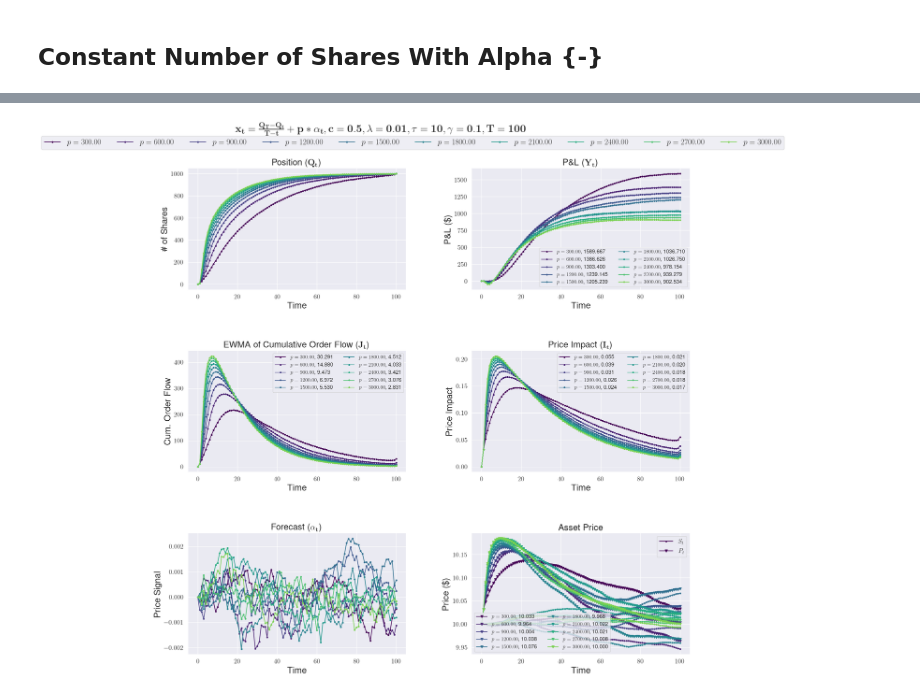
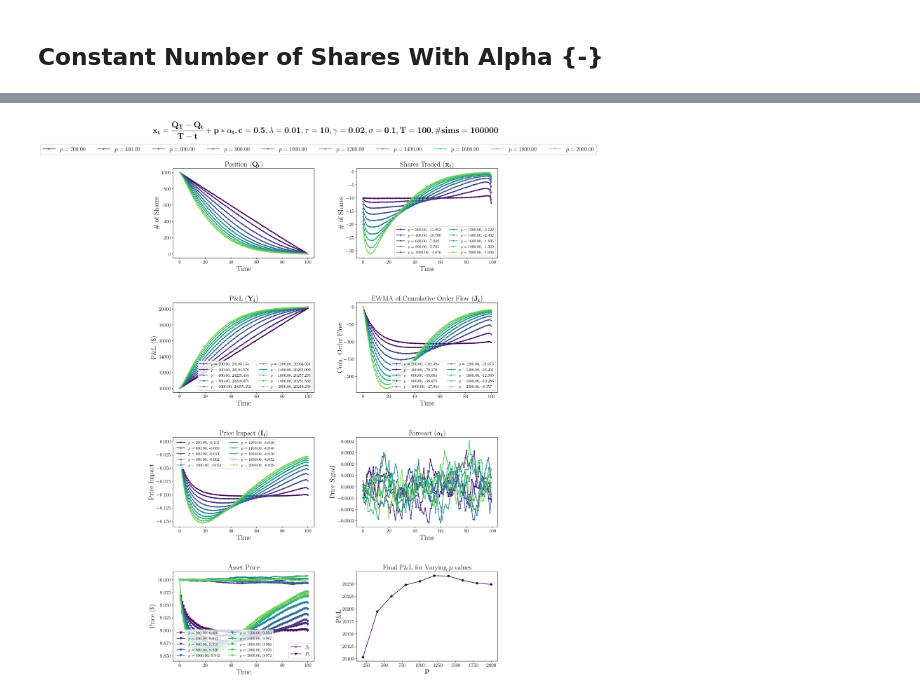
Before and after one commit to edmund735/seniorthesis, a Jupyter notebook: models.ipynb, the cells around one changed output, grey strips where cells are left out. Saved outputs shown, nothing was run; the diff lists cells and outputs as text; code cells hidden in the pictures.

```diff
--- a/models.ipynb
+++ b/models.ipynb
@@ -260,20 +292,27 @@ plt.show(plot_results(r"Constant Number of Shares ($\mathbf{x_t=\frac{Q_T}{T},c=
 # %%
 def const_num_alpha(p, rem_t, rem_q, alpha, **kwargs):
     '''
-    Calculates the number of shares to sell for constant fraction plus alpha
+    Calculates the number of shares to trade for constant fraction plus alpha
     '''
-    # return np.max(rem_q/rem_t + p * alpha, 0)
     return rem_q/rem_t + p * alpha
 
-
-const_num_alpha_df = pd.DataFrame()
-
 d = {}
+params = {
+    'init_q': 1000,
+    'target_q': 0,
+    'c': 0.5,
+    'lamb': 0.01,
+    'tau': 10,
+    'gamma': 0.02,
+    'T': 100,
+    'sigma': 0.1,
+    'n_MC': 100_000,
+}
 
 for i in range(1, 11):
     frac = 100 * i
 
-    d[frac] = sim_MC(const_num_alpha, key_args = {'p': frac}, c = 0.5, lamb = 0.01, gamma = 0.03)
+    d[frac] = sim_MC(const_num_alpha, key_args = {'p': frac}, **params)
 
-plt.show(plot_multi_results(r"$\mathbf{x_t=\frac{Q_T-Q_t}{T-t}+p*\alpha_t,c=0.5,\lambda=0.1,\tau=10,T=100}$", d, logsc = False, save_fig=True, fpath = "constalph05"))
+plot_multi_results(rf"$\mathbf{{x_t=\frac{{Q_T-Q_t}}{{T-t}}+p*\alpha_t,c={params['c']},\lambda={params['lamb']},\tau={params['tau']},\gamma={params['gamma']},\sigma={params['sigma']},T={params['T']},\#sims={params['n_MC']}}}$", d, save_fig=False, fpath = "constalph05")
 # %% [output]
@@ -281,27 +320,36 @@ plt.show(plot_multi_results(r"$\mathbf{x_t=\frac{Q_T-Q_t}{T-t}+p*\alpha_t,c=0.5,
 # %%
-def const_num_alpha_no_sell(p, rem_t, rem_q, alpha, **kwargs):
+def const_num_alpha_only_buy(p, rem_t, rem_q, alpha, **kwargs):
     '''
-    Calculates the number of shares to sell for constant fraction plus alpha
+    Calculates the number of shares to trade for constant fraction plus alpha (can only buy)
     '''
     x = np.maximum(rem_q/rem_t + p * alpha, 0)
     return np.minimum(x, rem_q)
 
+def const_num_alpha_only_sell(p, rem_t, rem_q, alpha, **kwargs):
+    '''
+    Calculates the number of shares to trade for constant fraction plus alpha (can only sell)
+    '''
+    x = np.minimum(rem_q/rem_t + p * alpha, 0)
+    return np.maximum(x, rem_q)
+
 d = {}
 params = {
+    'init_q': 1000,
+    'target_q': 0,
     'c': 0.5,
     'lamb': 0.01,
     'tau': 10,
-    'gamma': 0.01,
+    'gamma': 0.02,
     'T': 100,
-    'sigma': 0.01,
+    'sigma': 0.1,
     'n_MC': 100_000,
 }
 
 for i in range(1, 11):
-    frac = 300 * i
+    frac = 200 * i
 
-    d[frac] = sim_MC(const_num_alpha_no_sell, key_args = {'p': frac}, **params)
+    d[frac] = sim_MC(const_num_alpha_only_sell, key_args = {'p': frac}, **params)
 
-plt.show(plot_multi_results(rf"$\mathbf{{x_t=\frac{{Q_T-Q_t}}{{T-t}}+p*\alpha_t,c={params['c']},\lambda={params['lamb']},\tau={params['tau']},\gamma={params['gamma']},T={params['T']}}}$", d, logsc = False, save_fig=False, fpath = "constalph05"))
+plot_multi_results(rf"$\mathbf{{x_t=\frac{{Q_T-Q_t}}{{T-t}}+p*\alpha_t,c={params['c']},\lambda={params['lamb']},\tau={params['tau']},\gamma={params['gamma']},\sigma={params['sigma']},T={params['T']}, \# sims={params['n_MC']}}}$", d, save_fig=False, fpath = "constalph05")
 # %% [output]
-[figure, old version]
+[figure, new version]
```
Also changed, not shown: parts of 10 cells of this notebook.
